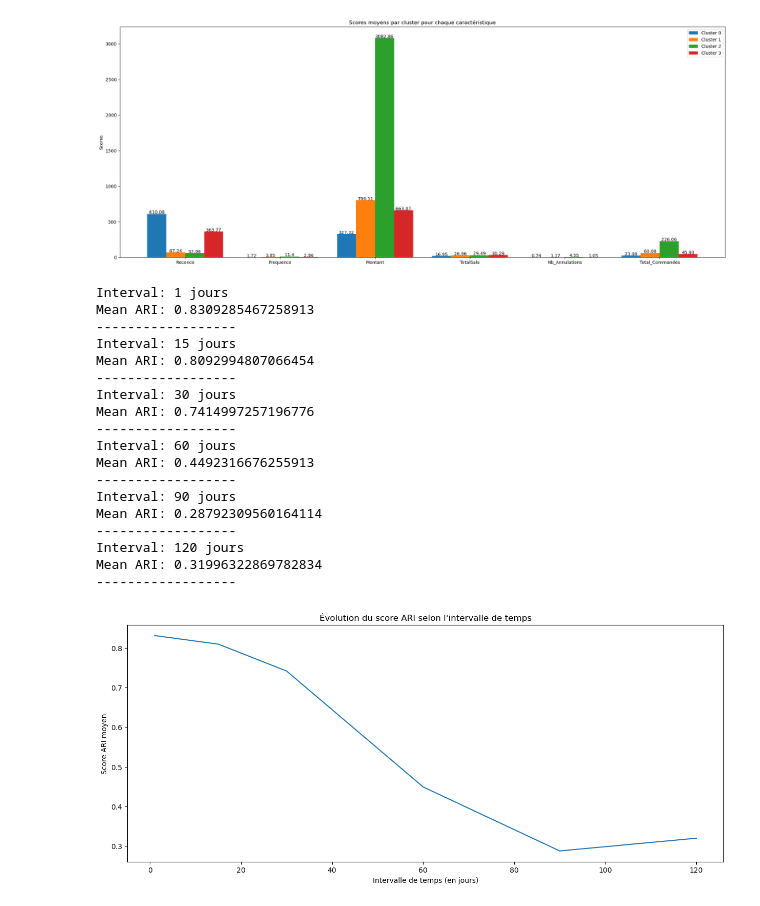
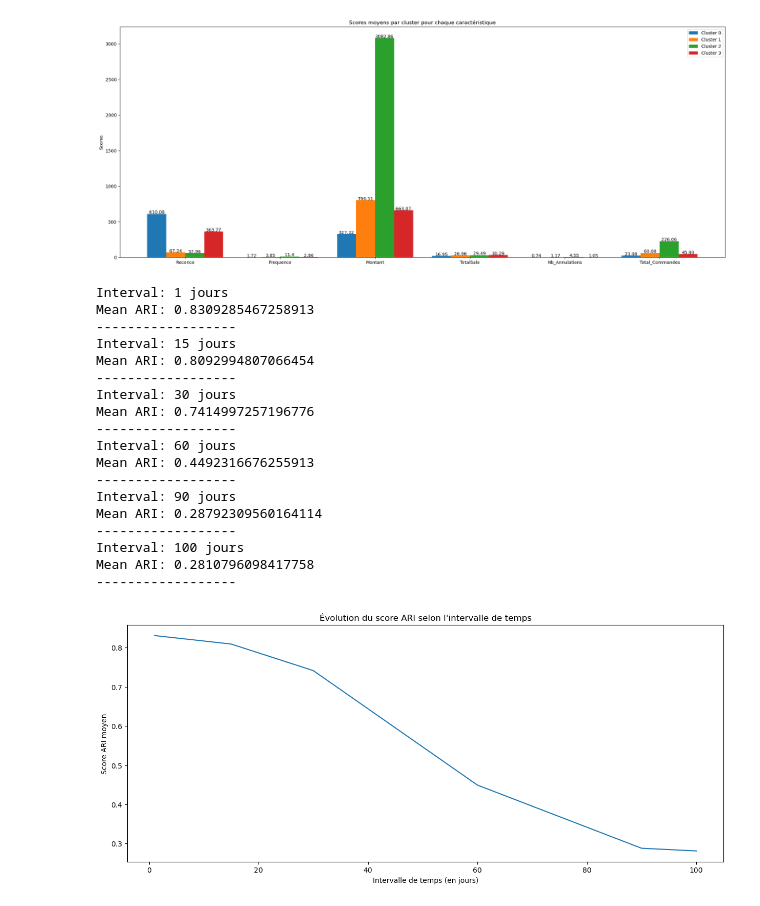
Before and after one commit to neevaiti/segmentation_client_simplon, a Jupyter notebook: seg_clients.ipynb, the cells around one changed output. Drawn from its saved outputs; the diff is of its cells as text; code cells hidden in the pictures.

```diff
--- a/seg_clients.ipynb
+++ b/seg_clients.ipynb
@@ -236,7 +236,7 @@ df['InvoiceDate'] = pd.to_datetime(df['InvoiceDate'])
 scaler = MinMaxScaler()
 optimal_n = 4
 
-intervals = [1, 15, 30, 60, 90, 120]
+intervals = [1, 15, 30, 60, 90, 100]
 ari_scores_means = []
 initial_clusters = df['Cluster']
 
@@ -269,33 +269,33 @@ for interval in intervals:
     print(f'Interval: {interval} jours')
     sorted_ari_scores = sorted(ari_scores, reverse=True)[:4]
     print('Mean ARI:', np.mean(sorted_ari_scores))
     print('------------------')
 
     ari_scores_means.append(np.mean(sorted_ari_scores))
 
 plt.figure(figsize=(15, 6))
 plt.plot(intervals, ari_scores_means)
 plt.xlabel('Intervalle de temps (en jours)')
 plt.ylabel('Score ARI moyen')
 plt.title("Évolution du score ARI selon l'intervalle de temps")
 plt.show()
 # %% [output]
 Interval: 1 jours
 Mean ARI: 0.8309285467258913
 ------------------
 Interval: 15 jours
 Mean ARI: 0.8092994807066454
 ------------------
 Interval: 30 jours
 Mean ARI: 0.7414997257196776
 ------------------
 Interval: 60 jours
 Mean ARI: 0.4492316676255913
 ------------------
 Interval: 90 jours
 Mean ARI: 0.28792309560164114
 ------------------
-Interval: 120 jours
-Mean ARI: 0.31996322869782834
+Interval: 100 jours
+Mean ARI: 0.2810796098417758
 ------------------
-[figure, old version]
+[figure, new version]
```
